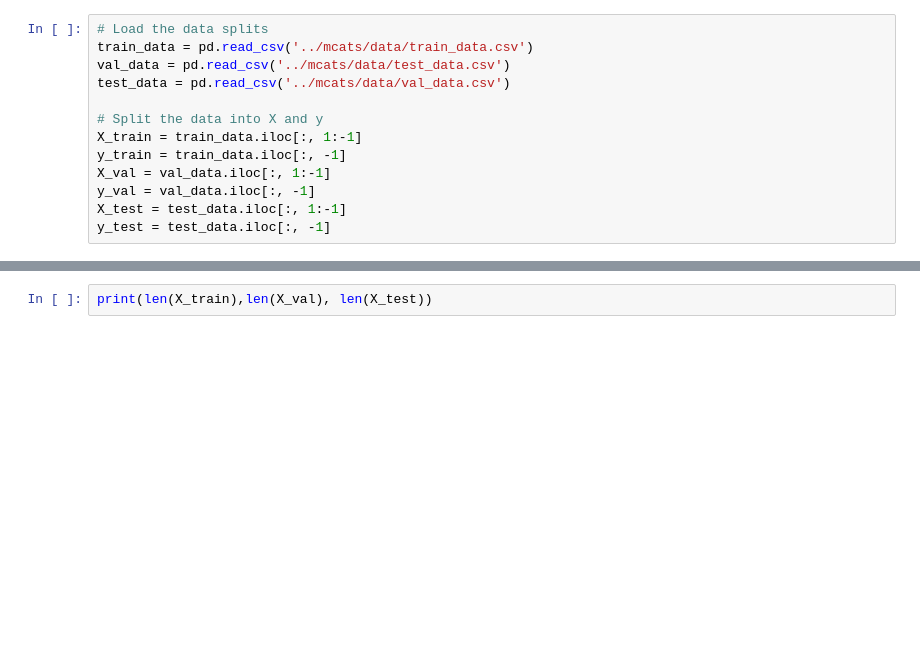
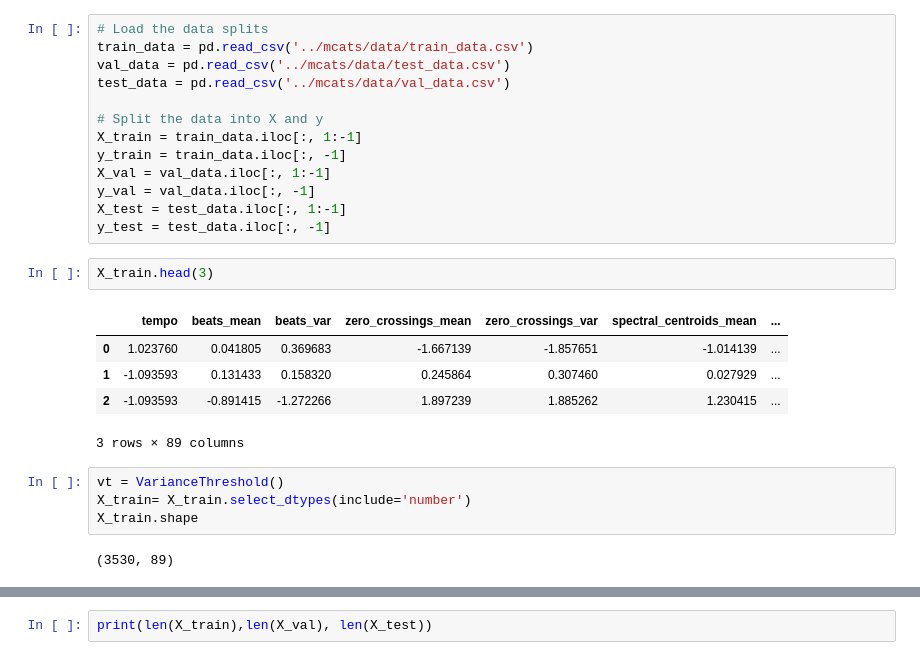
Before and after one commit to rsmassey/mcats, a Jupyter notebook: notebooks/KNN model.ipynb, the cells around one changed output, grey strips where cells are left out. Cells and saved outputs as stored; diff of their text form; blank space fills up the shorter version.

```diff
--- a/notebooks/KNN model.ipynb
+++ b/notebooks/KNN model.ipynb
@@ -28,3 +29,17 @@ X_val = val_data.iloc[:, 1:-1]
 y_val = val_data.iloc[:, -1]
 X_test = test_data.iloc[:, 1:-1]
 y_test = test_data.iloc[:, -1]
+# %%
+X_train.head(3)
+# %% [output]
+|  | tempo | beats_mean | beats_var | zero_crossings_mean | zero_crossings_var | spectral_centroids_mean | ... |
+| 0 | 1.023760 | 0.041805 | 0.369683 | -1.667139 | -1.857651 | -1.014139 | ... |
+| 1 | -1.093593 | 0.131433 | 0.158320 | 0.245864 | 0.307460 | 0.027929 | ... |
+| 2 | -1.093593 | -0.891415 | -1.272266 | 1.897239 | 1.885262 | 1.230415 | ... |
+3 rows × 89 columns
+# %%
+vt = VarianceThreshold()
+X_train= X_train.select_dtypes(include='number')
+X_train.shape
+# %% [output]
+(3530, 89)
```
Also changed, not shown: parts of 11 cells of this notebook, 2 other files.
